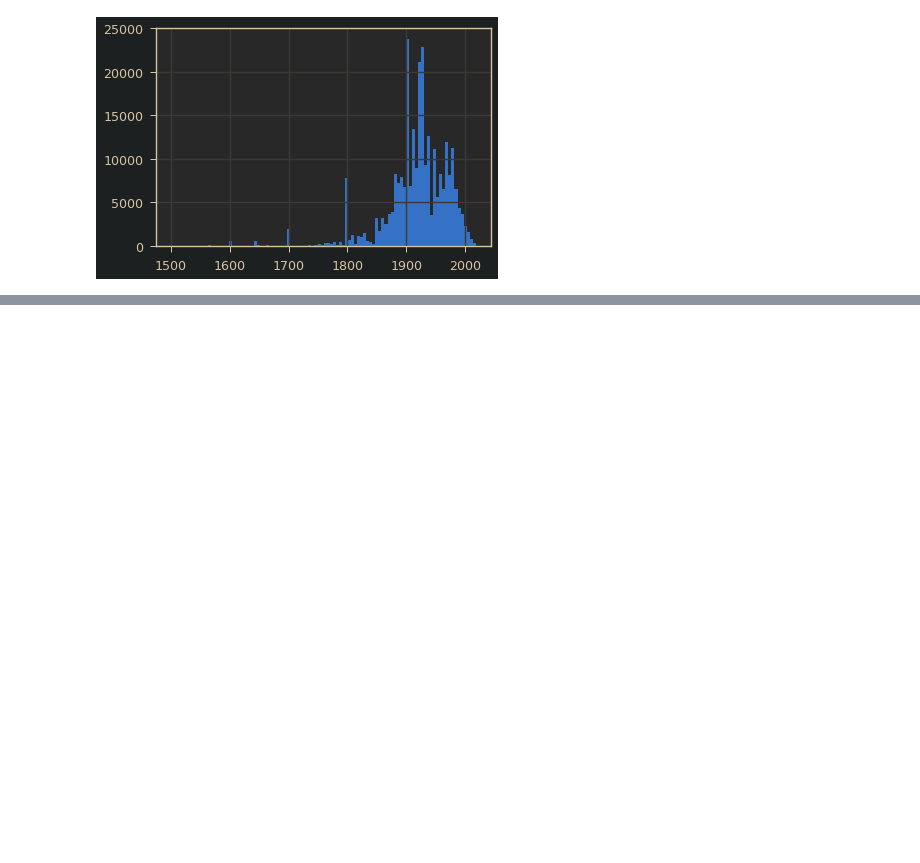
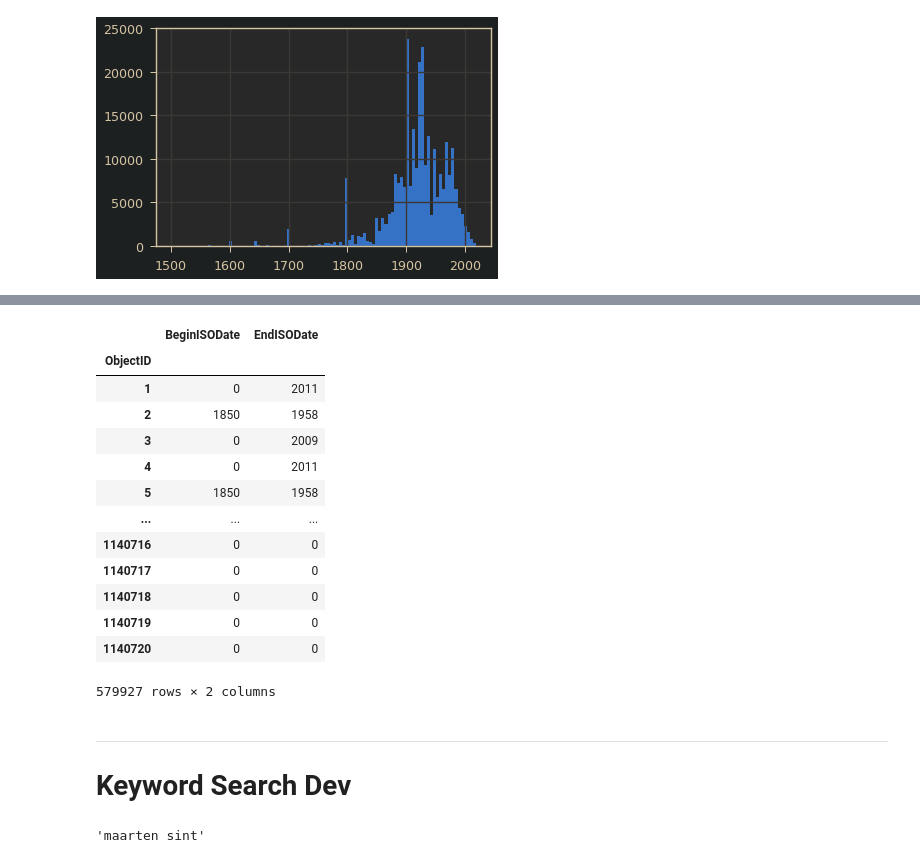
Before and after one commit to valevo/SABIO, a Jupyter notebook: backend/v0_2/dev.ipynb, the cells around one changed output, grey strips where cells are left out. Saved outputs shown, nothing was run; the diff lists cells and outputs as text; code cells hidden in the pictures; blank space fills up the shorter version.

```diff
--- a/backend/v0_2/dev.ipynb
+++ b/backend/v0_2/dev.ipynb
@@ -140,0 +138,20 @@ TypeError: __init__() missing 4 required positional arguments: 'scores', 'score_
+# %%
+r.values
+# %% [output]
+|  | BeginISODate | EndISODate |
+| ObjectID |  |  |
+| 1 | 0 | 2011 |
+| 2 | 1850 | 1958 |
+| 3 | 0 | 2009 |
+| 4 | 0 | 2011 |
+| 5 | 1850 | 1958 |
+| ... | ... | ... |
+| 1140716 | 0 | 0 |
+| 1140717 | 0 | 0 |
+| 1140718 | 0 | 0 |
+| 1140719 | 0 | 0 |
+| 1140720 | 0 | 0 |
+579927 rows × 2 columns
+# %% [markdown]
+---
+# Keyword Search Dev
@@ -140,0 +161,4 @@ TypeError: __init__() missing 4 required positional arguments: 'scores', 'score_
+# %%
+prep_kws
+# %% [output]
+'maarten sint'
```
Also changed, not shown: parts of 24 cells of this notebook, 3 other files.
